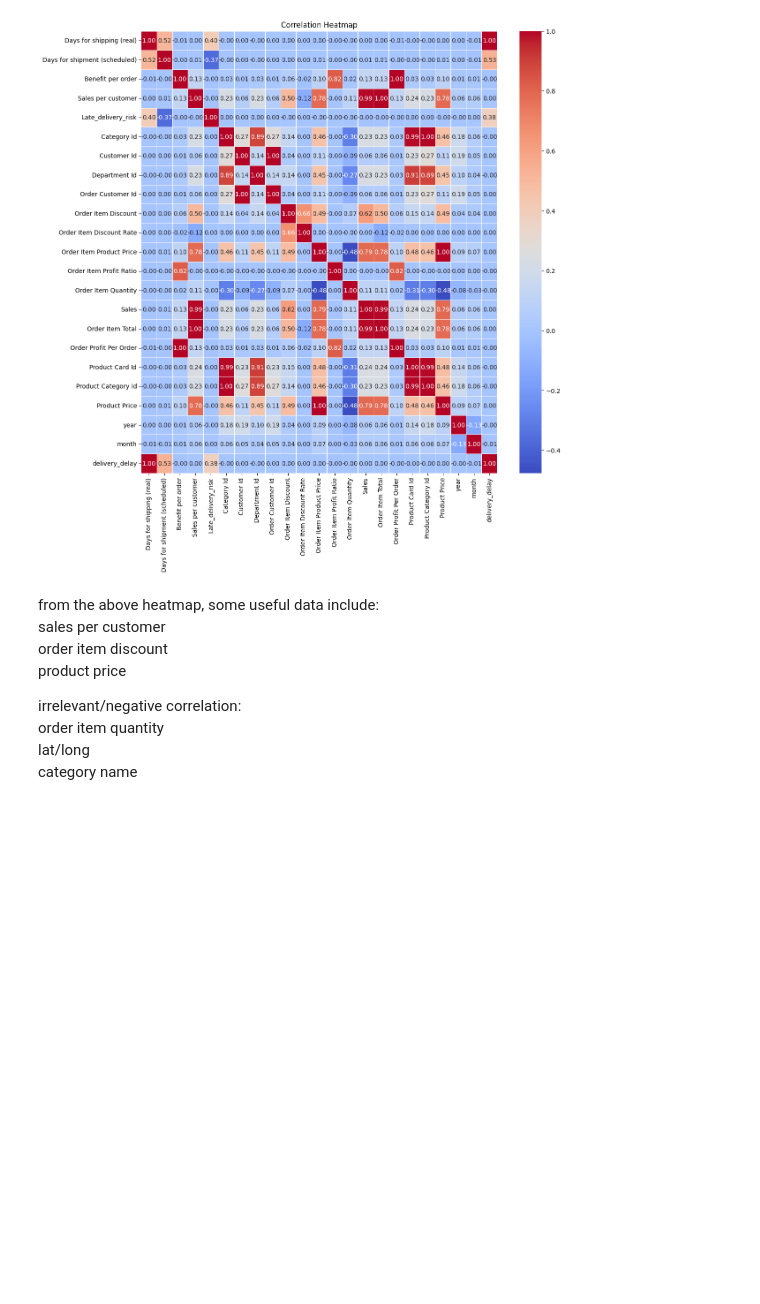
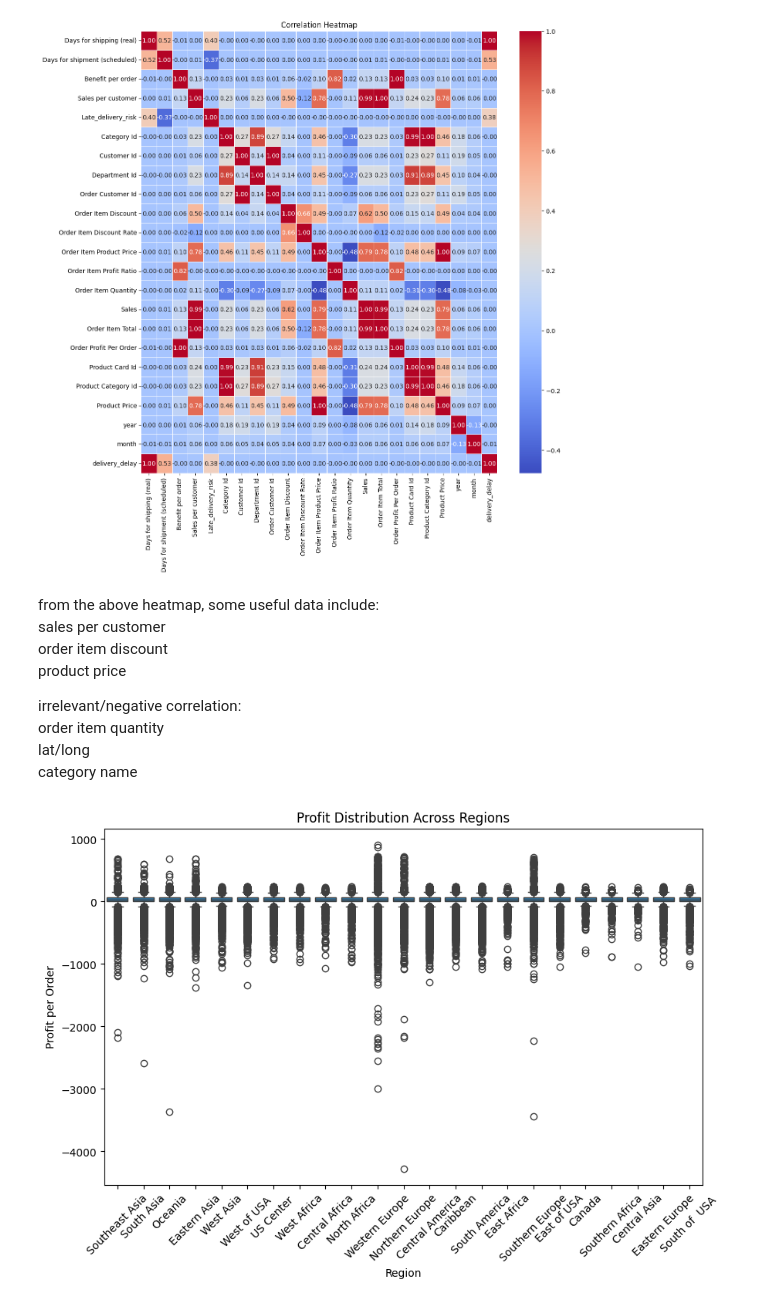
Before and after one commit to mjxm001/DAC-Curriculum, a Jupyter notebook: Internal Project - Retail_sales.ipynb, the cells around one changed output. Saved outputs shown, nothing was run; the diff lists cells and outputs as text; code cells hidden in the pictures; blank space fills up the shorter version.

```diff
--- a/Internal Project - Retail_sales.ipynb
+++ b/Internal Project - Retail_sales.ipynb
@@ -171,3 +171,14 @@ irrelevant/negative correlation: <br/>
 order item quantity <br/>
 lat/long <br/>
 category name <br/>
+# %%
+# Boxplot of Order Profit Per Order by Region
+plt.figure(figsize=(10, 6))
+sns.boxplot(data=df, x='Order Region', y='Order Profit Per Order')
+plt.title('Profit Distribution Across Regions')
+plt.xlabel('Region')
+plt.ylabel('Profit per Order')
+plt.xticks(rotation=45)
+plt.show()
+# %% [output]
+[figure, added]
```
Also changed, not shown: parts of 1 cell of this notebook.
